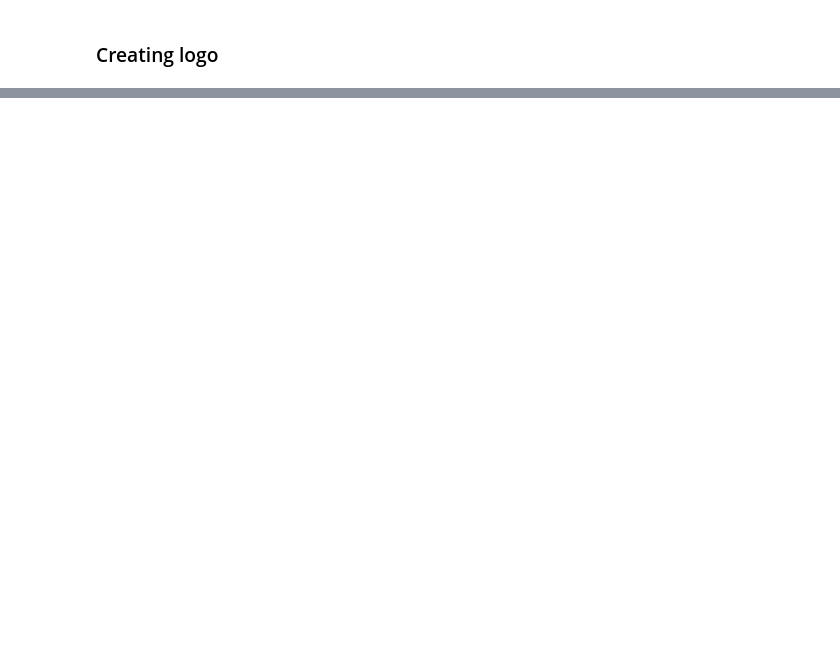
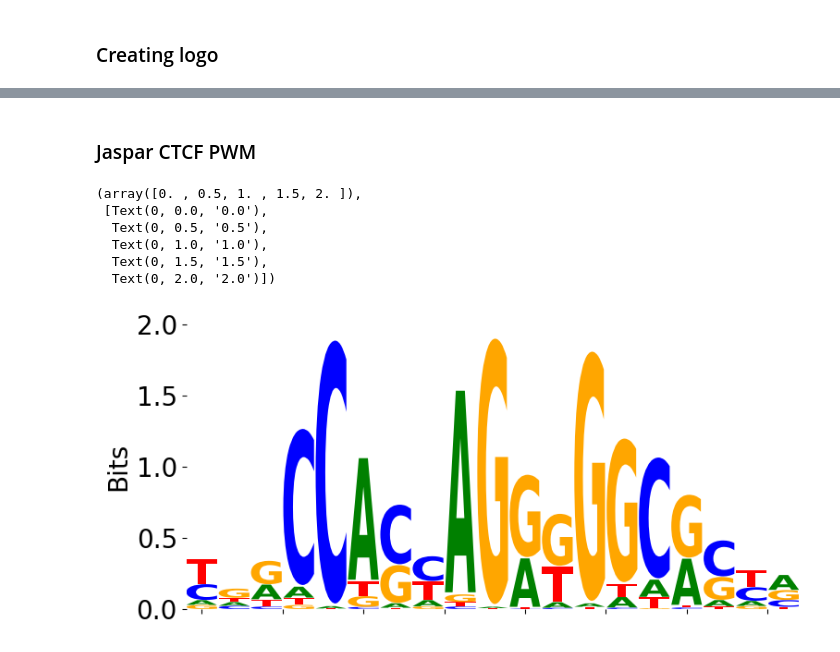
Before and after one commit to Fudenberg-Research-Group/akitaV2-analyses, a Jupyter notebook: experiments/virtual_insertion_singletons/analysis/visualize_flanks.ipynb, the cells around one changed output, grey strips where cells are left out. Cells and saved outputs as stored; diff of their text form; code cells hidden in the pictures; blank space fills up the shorter version.

```diff
--- a/experiments/virtual_insertion_singletons/analysis/visualize_flanks.ipynb
+++ b/experiments/virtual_insertion_singletons/analysis/visualize_flanks.ipynb
@@ -152,0 +165,32 @@ plt.yticks(fontsize=20)
+# %% [markdown]
+### Jaspar CTCF PWM
+# %%
+ctcf_pwm = read_meme_pwm_as_numpy("./MA0139.1.meme")
+# %%
+# saving logo
+logo_height = 4
+logo_width = 0.45
+
+ctcf_prob_df = pd.DataFrame(ctcf_pwm, columns=["A", "C", "G", "T"])
+
+logo_params = {"df": lm.transform_matrix(ctcf_prob_df, from_type="probability", to_type="information"),
+            "figsize": (logo_width * ctcf_prob_df.shape[0], logo_height),
+            "show_spines": False,
+            "vpad": 0.02}
+
+logo = lm.Logo(**logo_params)
+logo.ax.set_ylabel("Bits", fontsize=20)
+logo.ax.set_ylim(0, 2)
+logo.ax.set_yticks([0, 0.5, 1, 1.5, 2], minor=False)
+logo.ax.set_xticklabels([])
+
+plt.yticks(fontsize=20)
+# logo.fig.savefig("./plots/ctcf_pwm_logo.pdf", format="pdf", bbox_inches="tight")
+# %% [output]
+(array([0. , 0.5, 1. , 1.5, 2. ]),
+ [Text(0, 0.0, '0.0'),
+  Text(0, 0.5, '0.5'),
+  Text(0, 1.0, '1.0'),
+  Text(0, 1.5, '1.5'),
+  Text(0, 2.0, '2.0')])
+[figure, added]
```
Also changed, not shown: parts of 10 cells of this notebook, 6 other files.
